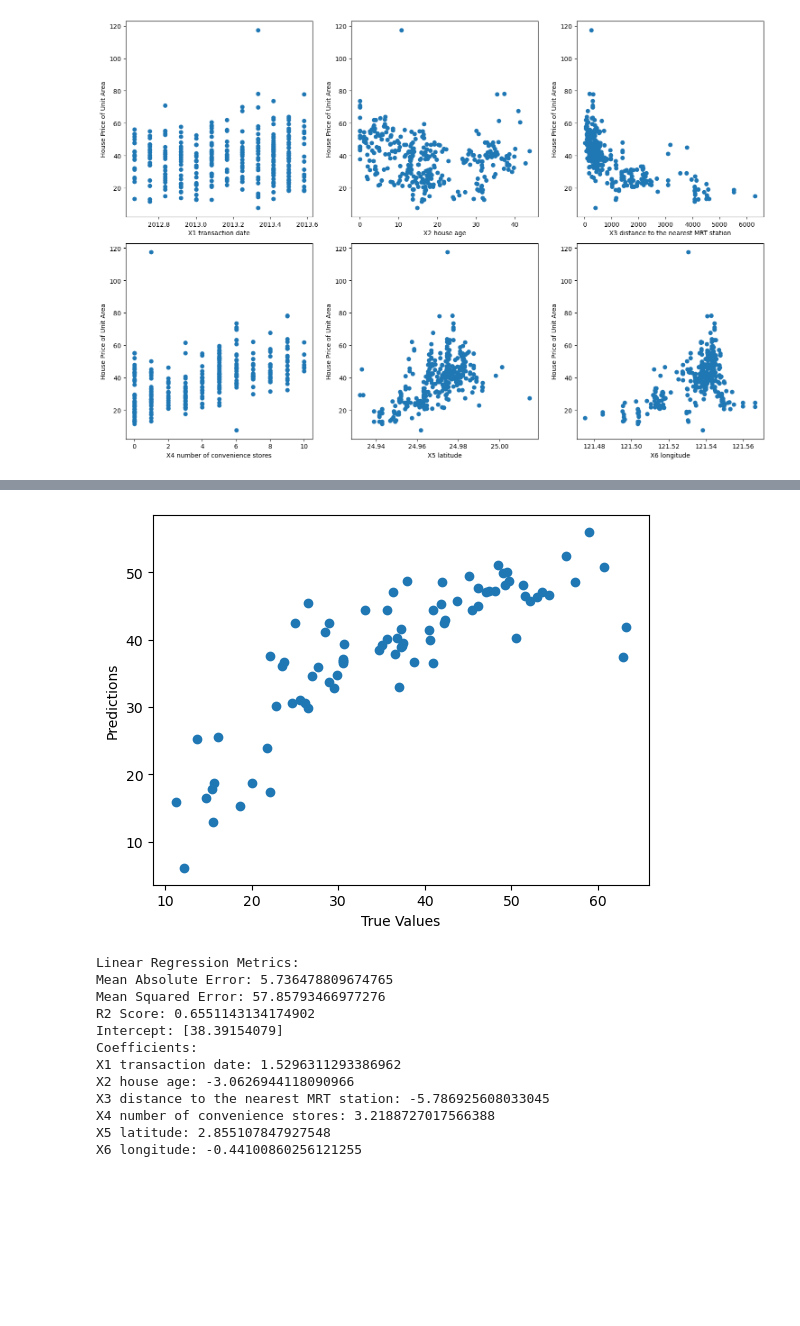
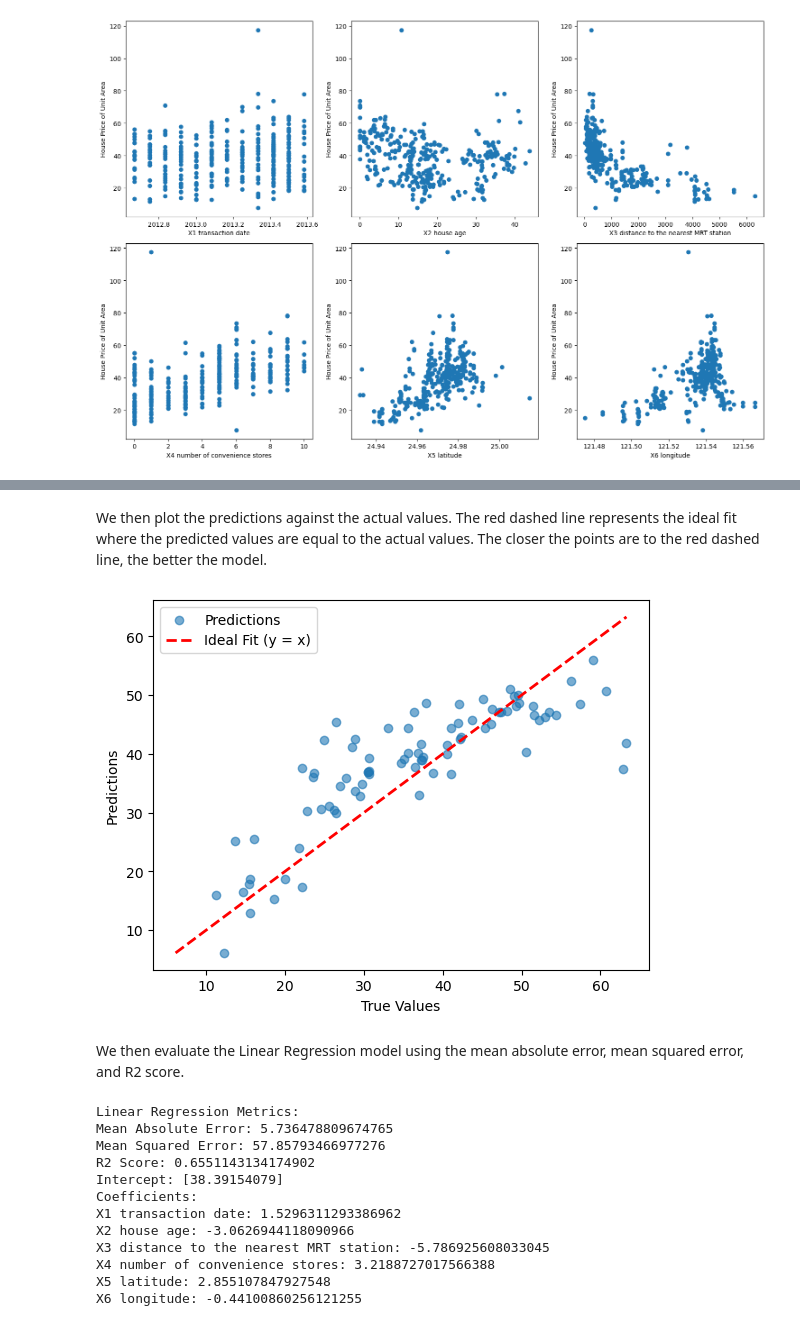
Before and after one commit to Tatusaily/DataML, a Jupyter notebook: Ryhmis4_LinearLogisticRegressionAssignment.ipynb, the cells around one changed output, grey strips where cells are left out. Saved outputs shown, nothing was run; the diff lists cells and outputs as text; code cells hidden in the pictures; blank space fills up the shorter version.

```diff
--- a/Ryhmis4_LinearLogisticRegressionAssignment.ipynb
+++ b/Ryhmis4_LinearLogisticRegressionAssignment.ipynb
@@ -51,11 +81,28 @@ plt.show()
+# %% [markdown]
+We then plot the predictions against the actual values. The red dashed line represents the ideal fit where the predicted values are equal to the actual values. The closer the points are to the red dashed line, the better the model.
 # %%
-# Plotting the results
-plt.scatter(y_test, y_pred)
+# Convert y_test to a NumPy array if it's a Pandas DataFrame
+y_test_array = y_test.to_numpy().flatten()
+y_pred_array = y_pred.flatten()  # Ensure it's a 1D NumPy array
+
+# Scatter plot of predictions vs actual values
+plt.scatter(y_test_array, y_pred_array, label='Predictions', alpha=0.6)
 plt.xlabel('True Values')
 plt.ylabel('Predictions')
+
+# Add a trendline (y = x line for perfect prediction)
+min_val = min(y_test_array.min(), y_pred_array.min())
+max_val = max(y_test_array.max(), y_pred_array.max())
+
+# Plot the y=x trendline
+plt.plot([min_val, max_val], [min_val, max_val], color='red', linestyle='dashed', linewidth=2, label="Ideal Fit (y = x)")
+
+plt.legend()
 plt.show()
 # %% [output]
-[figure, old version]
+[figure, new version]
+# %% [markdown]
+We then evaluate the Linear Regression model using the mean absolute error, mean squared error, and R2 score.
 # %%
 # Evaluation of Linear Regression
 print("Linear Regression Metrics:")
```
Also changed, not shown: parts of 7 cells of this notebook.
